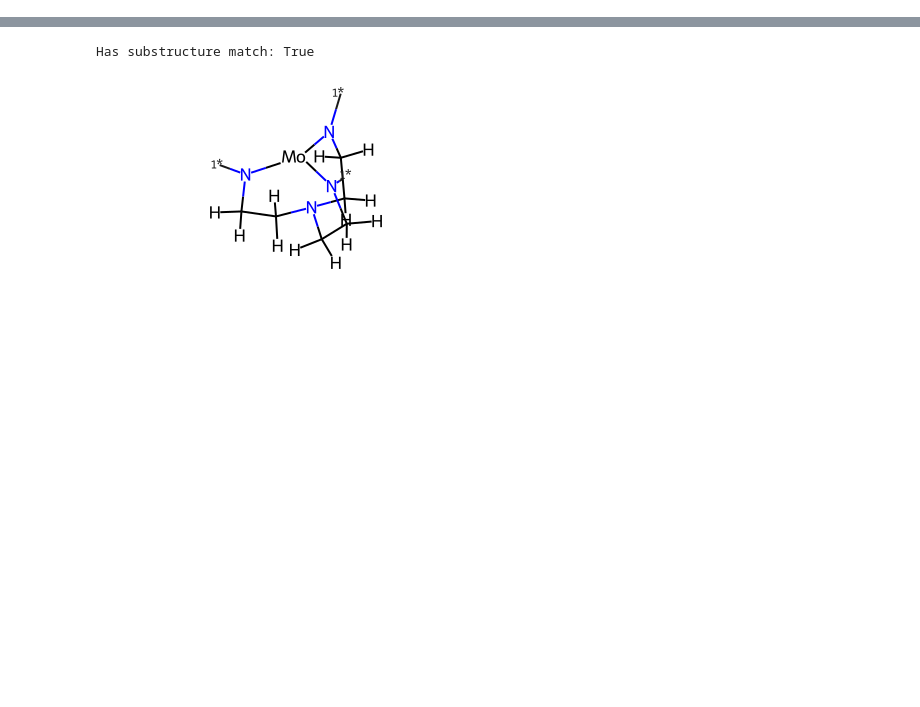
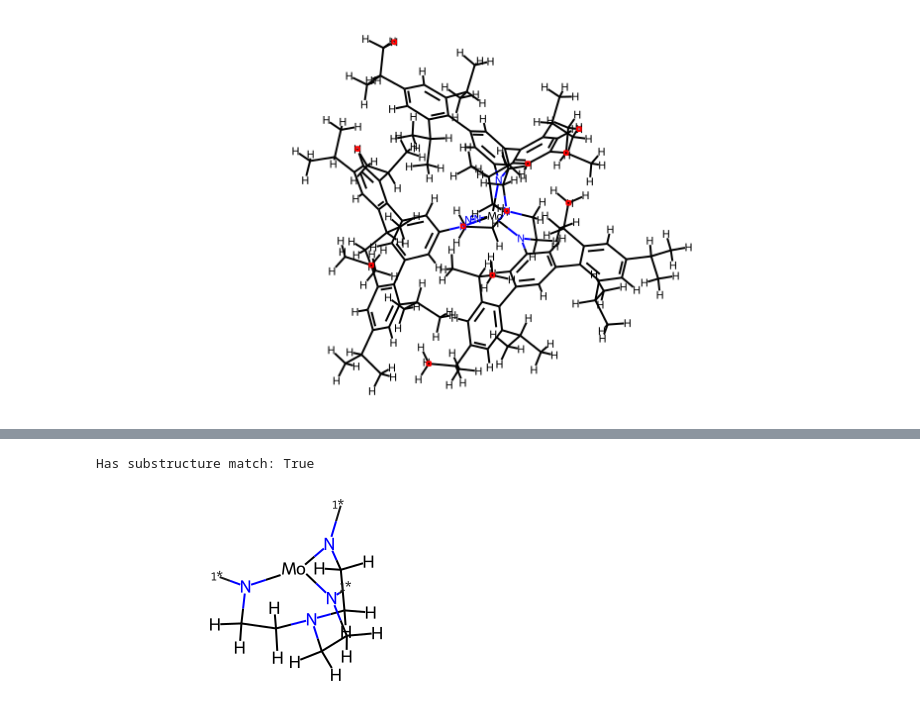
Before and after one commit to Strandgaard96/GB_GA, a Jupyter notebook: notebooks/RDKIT.ipynb, the cells around one changed output, grey strips where cells are left out. Drawn from its saved outputs; the diff is of its cells as text; code cells hidden in the pictures; blank space fills up the shorter version.

```diff
--- a/notebooks/RDKIT.ipynb
+++ b/notebooks/RDKIT.ipynb
@@ -42,3 +42,7 @@ OSError: Bad input file /home/magstr/Documents/nitrogenase/schrock/diagrams_schr
+# %%
+Chem.Draw.MolToImage(mol, size=(800, 400))
+# %% [output]
+[figure, added]
 # %%
 frag = Chem.FragmentOnBonds(mol, [117])
 # %%
```
Also changed, not shown: parts of 23 cells of this notebook, 8 other files.
